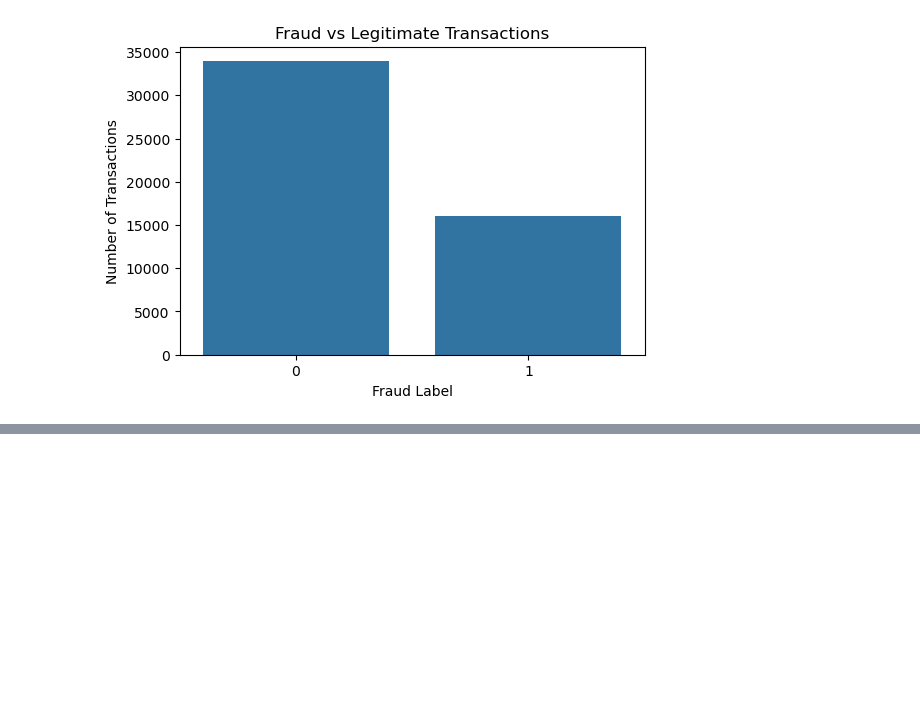
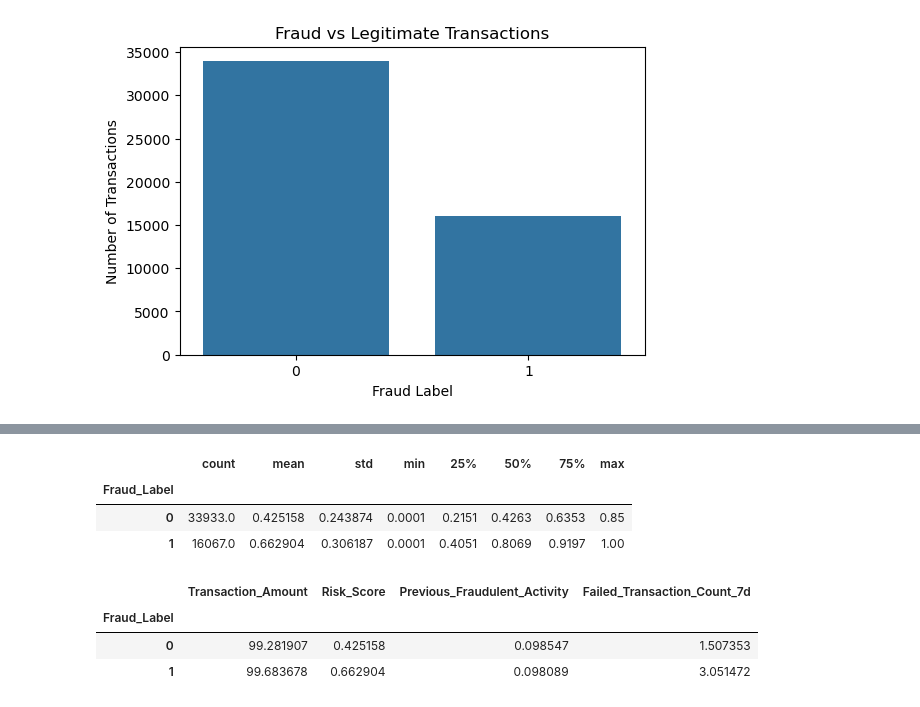
Before and after one commit to BharatDS/real_time_fraud_detection, a Jupyter notebook: notebooks/01_eda.ipynb, the cells around one changed output, grey strips where cells are left out. Saved outputs shown, nothing was run; the diff lists cells and outputs as text; code cells hidden in the pictures; blank space fills up the shorter version.

```diff
--- a/notebooks/01_eda.ipynb
+++ b/notebooks/01_eda.ipynb
@@ -98,0 +586,21 @@ plt.show()
+# %%
+df.groupby("Fraud_Label")["Risk_Score"].describe()
+# %% [output]
+|  | count | mean | std | min | 25% | 50% | 75% | max |
+| Fraud_Label |  |  |  |  |  |  |  |  |
+| 0 | 33933.0 | 0.425158 | 0.243874 | 0.0001 | 0.2151 | 0.4263 | 0.6353 | 0.85 |
+| 1 | 16067.0 | 0.662904 | 0.306187 | 0.0001 | 0.4051 | 0.8069 | 0.9197 | 1.00 |
+# %%
+df.groupby("Fraud_Label")[
+    [
+        "Transaction_Amount",
+        "Risk_Score",
+        "Previous_Fraudulent_Activity",
+        "Failed_Transaction_Count_7d"
+    ]
+].mean()
+# %% [output]
+|  | Transaction_Amount | Risk_Score | Previous_Fraudulent_Activity | Failed_Transaction_Count_7d |
+| Fraud_Label |  |  |  |  |
+| 0 | 99.281907 | 0.425158 | 0.098547 | 1.507353 |
+| 1 | 99.683678 | 0.662904 | 0.098089 | 3.051472 |
```
Also changed, not shown: parts of 51 cells of this notebook, 29 other files.
